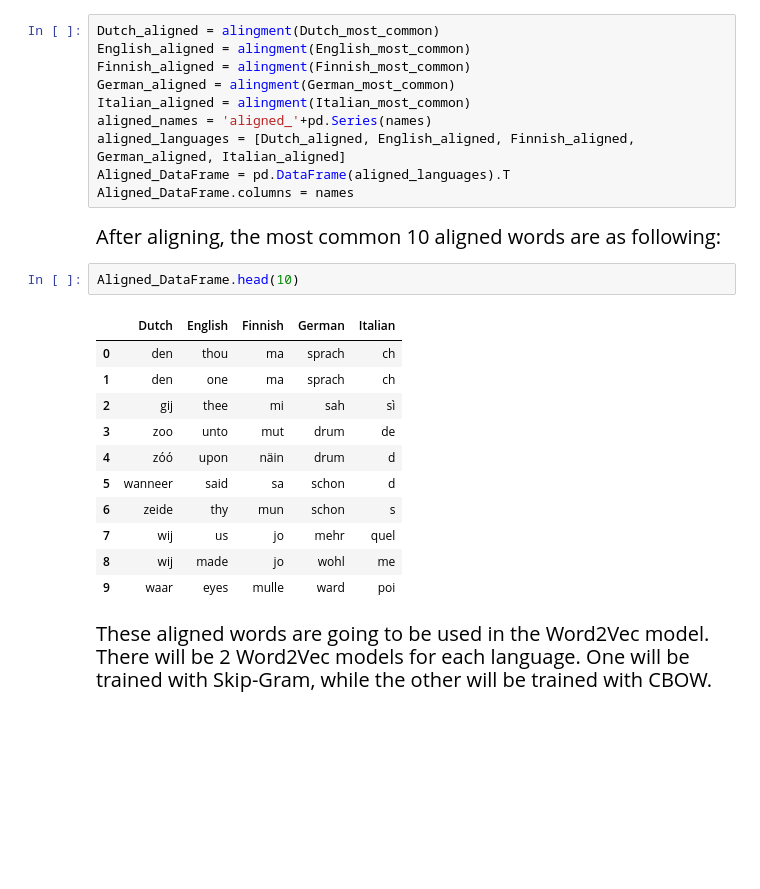
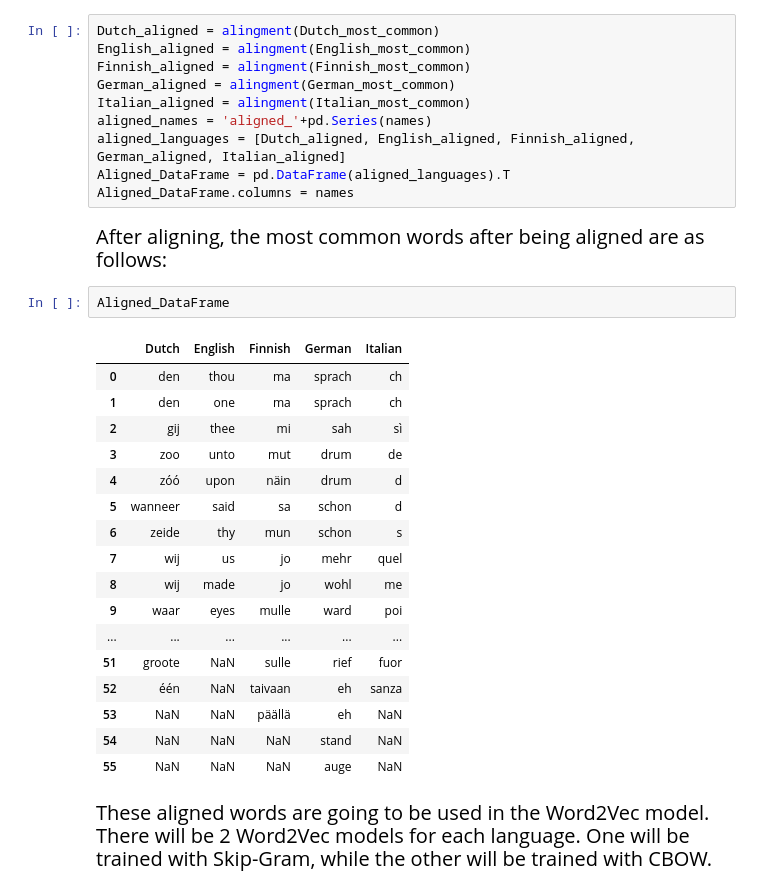
Before and after one commit to arif-cakir/GraduationProject, a Jupyter notebook: tex/Application.ipynb, the cells around one changed output. Cells and saved outputs as stored; diff of their text form; blank space fills up the shorter version.

```diff
--- a/tex/Application.ipynb
+++ b/tex/Application.ipynb
@@ -106,21 +112,27 @@ Aligned_DataFrame = pd.DataFrame(aligned_languages).T
 Aligned_DataFrame.columns = names
 # %% [markdown]
 <span style="font-family: Times New Roman;font-size: 20px">
-After aligning, the most common 10 aligned words are as following:
+After aligning, the most common words after being aligned are as follows:
 # %%
-Aligned_DataFrame.head(10)
+Aligned_DataFrame
 # %% [output]
 |  | Dutch | English | Finnish | German | Italian |
 | 0 | den | thou | ma | sprach | ch |
 | 1 | den | one | ma | sprach | ch |
 | 2 | gij | thee | mi | sah | sì |
 | 3 | zoo | unto | mut | drum | de |
 | 4 | zóó | upon | näin | drum | d |
 | 5 | wanneer | said | sa | schon | d |
 | 6 | zeide | thy | mun | schon | s |
 | 7 | wij | us | jo | mehr | quel |
 | 8 | wij | made | jo | wohl | me |
 | 9 | waar | eyes | mulle | ward | poi |
+| ... | ... | ... | ... | ... | ... |
+| 51 | groote | NaN | sulle | rief | fuor |
+| 52 | één | NaN | taivaan | eh | sanza |
+| 53 | NaN | NaN | päällä | eh | NaN |
+| 54 | NaN | NaN | NaN | stand | NaN |
+| 55 | NaN | NaN | NaN | auge | NaN |
 # %% [markdown]
 <span style="font-family: Times New Roman;font-size: 20px">
 These aligned words are going to be used in the Word2Vec model. There will be 2 Word2Vec models for each language. One will be trained with Skip-Gram, while the other will be trained with CBOW.
```
Also changed, not shown: parts of 2 cells of this notebook, 7 other files.
